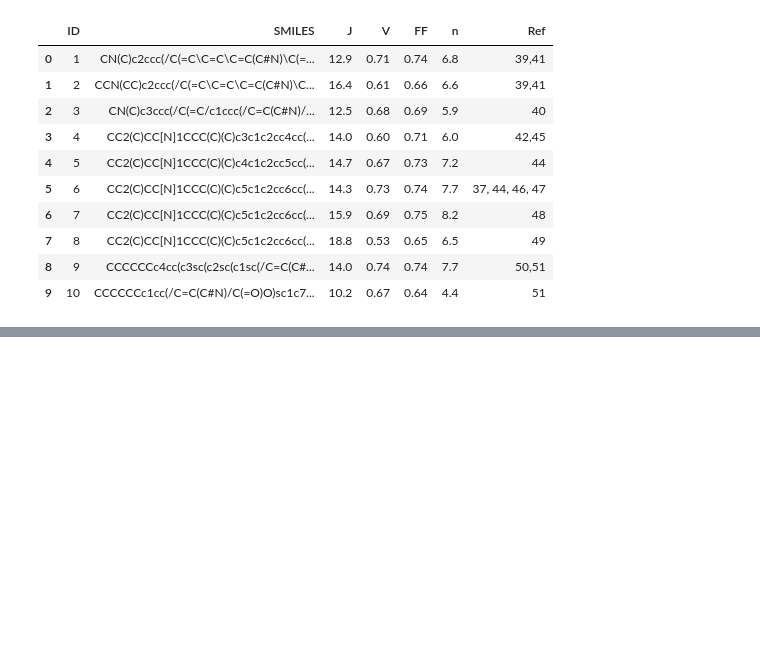
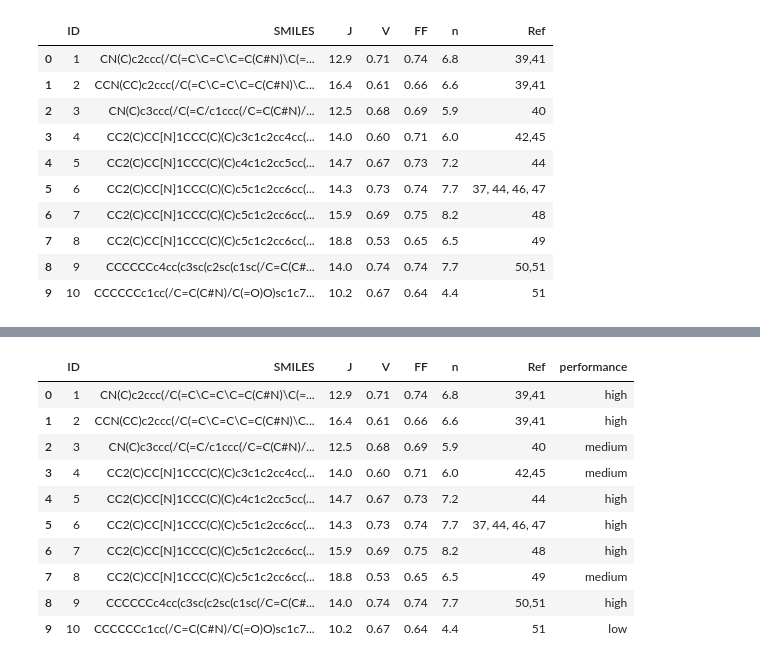
Before and after one commit to danjoshuasg/TESIS_CHEMISTRY, a Jupyter notebook: code/data/data.ipynb, the cells around one changed output, grey strips where cells are left out. Drawn from its saved outputs; the diff is of its cells as text; code cells hidden in the pictures; blank space fills up the shorter version.

```diff
--- a/code/data/data.ipynb
+++ b/code/data/data.ipynb
@@ -58,0 +124,15 @@ Chem.MolFromSmiles(data.SMILES[2])
+# %%
+data['performance'] = np.select([data.n >6.5,(data.n <= 6.5) & (data.n > 4.5),data.n <= 4.5 ],['high','medium','low']) # high, medium, low
+data.head(10)
+# %% [output]
+|  | ID | SMILES | J | V | FF | n | Ref | performance |
+| 0 | 1 | CN(C)c2ccc(/C(=C\C=C\C=C(C#N)\C(=... | 12.9 | 0.71 | 0.74 | 6.8 | 39,41 | high |
+| 1 | 2 | CCN(CC)c2ccc(/C(=C\C=C\C=C(C#N)\C... | 16.4 | 0.61 | 0.66 | 6.6 | 39,41 | high |
+| 2 | 3 | CN(C)c3ccc(/C(=C/c1ccc(/C=C(C#N)/... | 12.5 | 0.68 | 0.69 | 5.9 | 40 | medium |
+| 3 | 4 | CC2(C)CC[N]1CCC(C)(C)c3c1c2cc4cc(... | 14.0 | 0.60 | 0.71 | 6.0 | 42,45 | medium |
+| 4 | 5 | CC2(C)CC[N]1CCC(C)(C)c4c1c2cc5cc(... | 14.7 | 0.67 | 0.73 | 7.2 | 44 | high |
+| 5 | 6 | CC2(C)CC[N]1CCC(C)(C)c5c1c2cc6cc(... | 14.3 | 0.73 | 0.74 | 7.7 | 37, 44, 46, 47 | high |
+| 6 | 7 | CC2(C)CC[N]1CCC(C)(C)c5c1c2cc6cc(... | 15.9 | 0.69 | 0.75 | 8.2 | 48 | high |
+| 7 | 8 | CC2(C)CC[N]1CCC(C)(C)c5c1c2cc6cc(... | 18.8 | 0.53 | 0.65 | 6.5 | 49 | medium |
+| 8 | 9 | CCCCCCc4cc(c3sc(c2sc(c1sc(/C=C(C#... | 14.0 | 0.74 | 0.74 | 7.7 | 50,51 | high |
+| 9 | 10 | CCCCCCc1cc(/C=C(C#N)/C(=O)O)sc1c7... | 10.2 | 0.67 | 0.64 | 4.4 | 51 | low |
```
Also changed, not shown: parts of 27 cells of this notebook, 10 other files.
